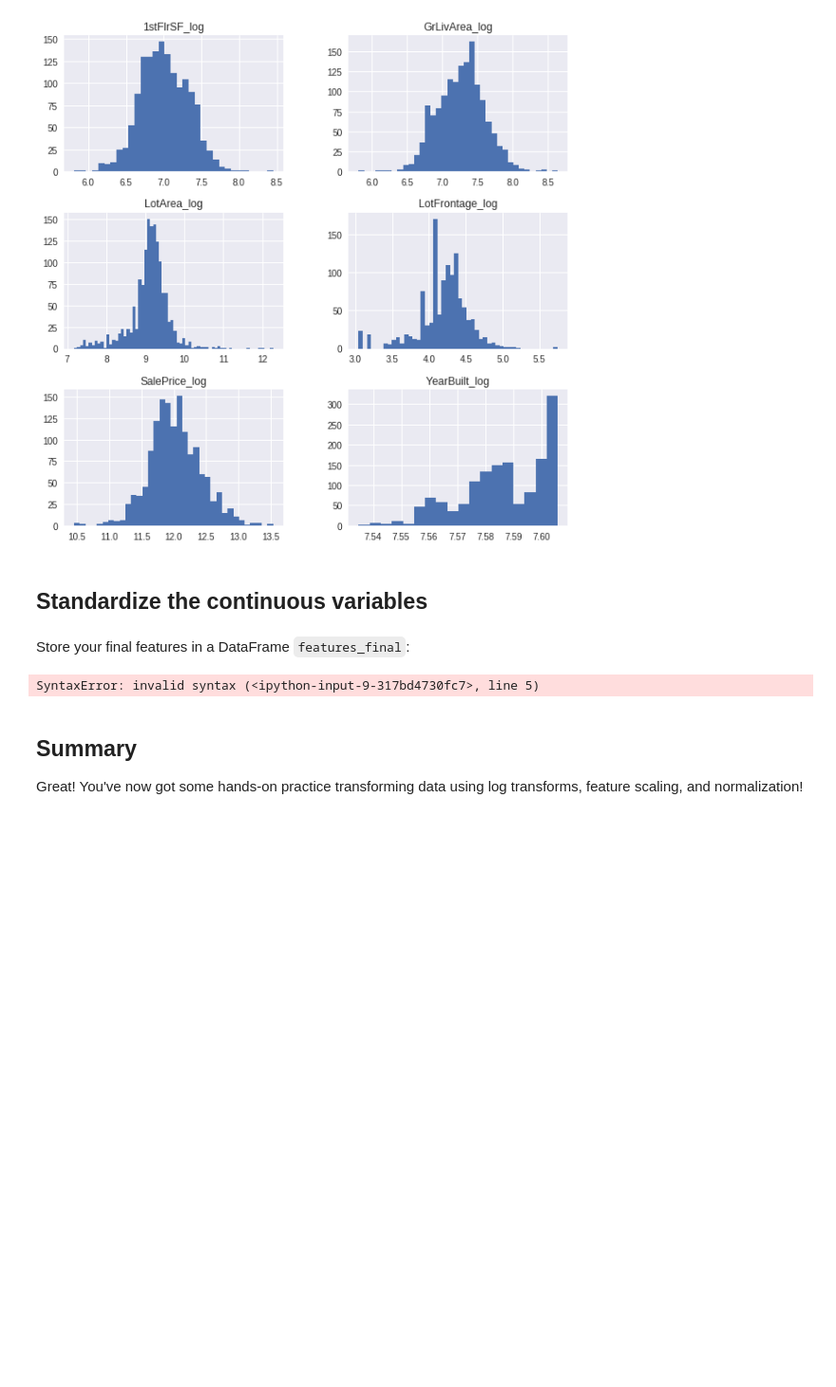
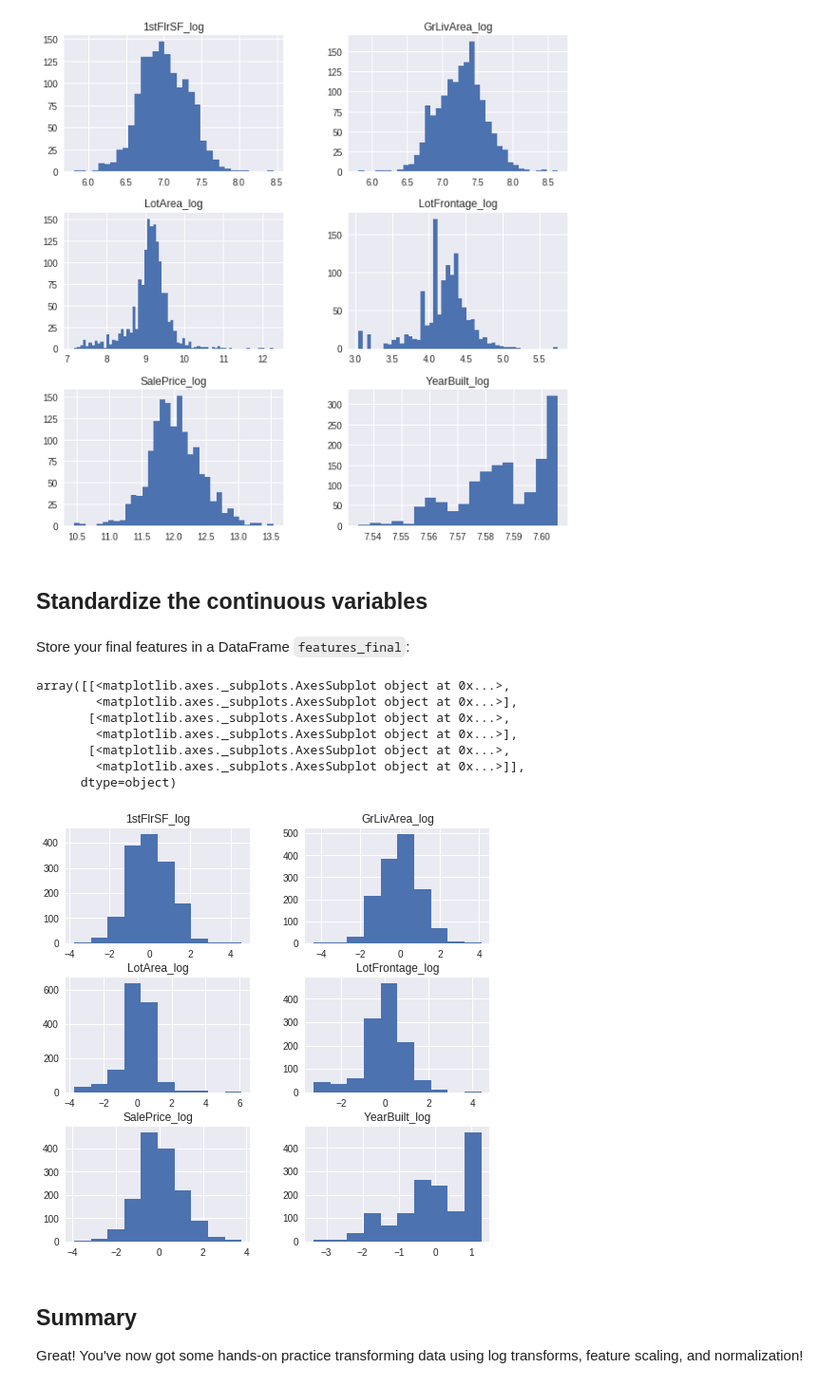
Before and after one commit to tcrispi/dsc-feature-scaling-and-normalization-lab-hbs-ds-060120, a Jupyter notebook: index.ipynb, the cells around one changed output. Shown: that part at 95% size. Saved outputs shown, nothing was run; the diff lists cells and outputs as text; code cells hidden in the pictures; blank space fills up the shorter version.

```diff
--- a/index.ipynb
+++ b/index.ipynb
@@ -82,13 +82,20 @@ Store your final features in a DataFrame `features_final`:
 # %%
 # Your code here
 def normalize(feature):
-    return (feature - feature.mean() / feature.std()
+    return (feature - feature.mean()) / feature.std()
 
 features_final = ames_log.apply(normalize)
 
 features_final.hist(figsize=[8,8])
 # %% [output]
-SyntaxError: invalid syntax (<ipython-input-9-317bd4730fc7>, line 5)
+array([[<matplotlib.axes._subplots.AxesSubplot object at 0x...>,
+        <matplotlib.axes._subplots.AxesSubplot object at 0x...>],
+       [<matplotlib.axes._subplots.AxesSubplot object at 0x...>,
+        <matplotlib.axes._subplots.AxesSubplot object at 0x...>],
+       [<matplotlib.axes._subplots.AxesSubplot object at 0x...>,
+        <matplotlib.axes._subplots.AxesSubplot object at 0x...>]],
+      dtype=object)
+[figure, added]
 # %% [markdown]
 ## Summary
 Great! You've now got some hands-on practice transforming data using log transforms, feature scaling, and normalization!
```
